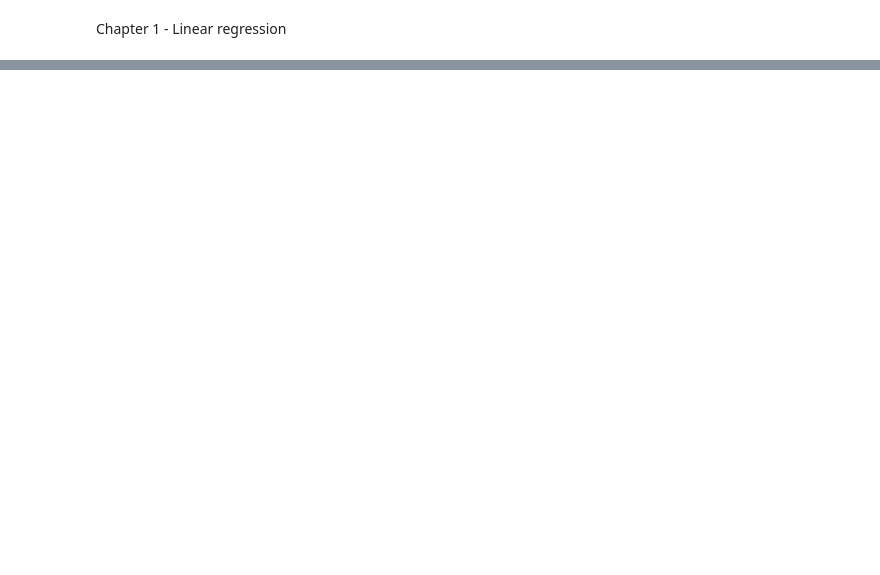
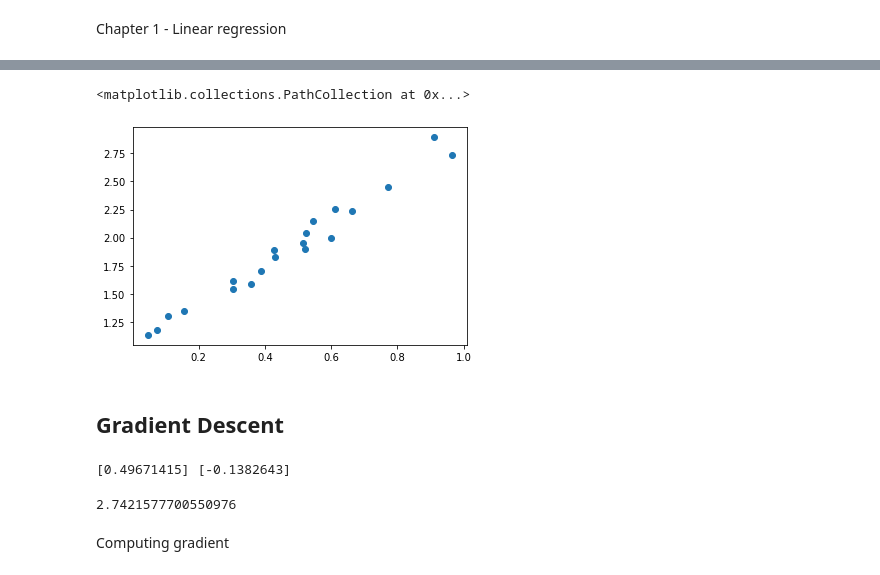
Before and after one commit to Rit-ctrl/Pytorch-repo, a Jupyter notebook: Pytorch-step-by-step/Chap_01.ipynb, the cells around one changed output, grey strips where cells are left out. Saved outputs shown, nothing was run; the diff lists cells and outputs as text; code cells hidden in the pictures; blank space fills up the shorter version.

```diff
--- a/Pytorch-step-by-step/Chap_01.ipynb
+++ b/Pytorch-step-by-step/Chap_01.ipynb
@@ -14,0 +60,17 @@ ModuleNotFoundError: ignored
+# %%
+plt.scatter(x_val,y_val) # val data
+# %% [output]
+<matplotlib.collections.PathCollection at 0x...>
+[figure, added]
+# %% [markdown]
+## Gradient Descent
+# %%
+# Step 0 - Random initialization of weights
+
+np.random.seed(42)
+b = np.random.randn(1)
+w = np.random.randn(1)
+
+print(b, w)
+# %% [output]
+[0.49671415] [-0.1382643]
@@ -14,0 +79,11 @@ ModuleNotFoundError: ignored
+# %%
+error = (yhat - y_train)
+
+# It is a regression, so it computes mean squared error (MSE)
+loss = (error ** 2).mean()
+
+print(loss)
+# %% [output]
+2.7421577700550976
+# %% [markdown]
+Computing gradient
```
Also changed, not shown: parts of 38 cells of this notebook.
